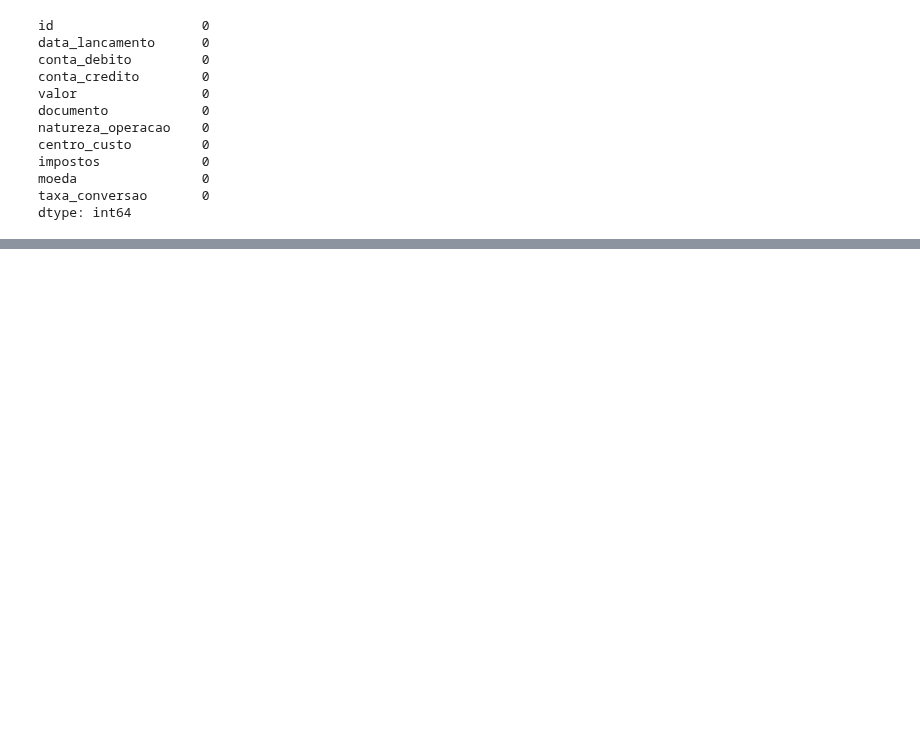
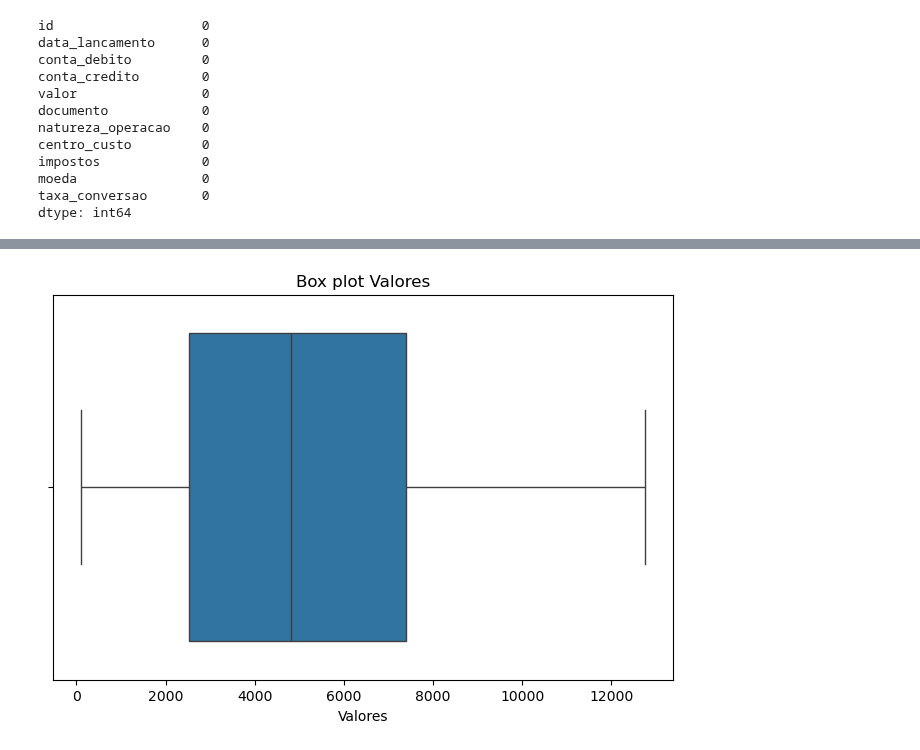
Before and after one commit to leojutsu/analise_de_dados, a Jupyter notebook: projeto4.ipynb, the cells around one changed output, grey strips where cells are left out. Cells and saved outputs as stored; diff of their text form; code cells hidden in the pictures; blank space fills up the shorter version.

```diff
--- a/projeto4.ipynb
+++ b/projeto4.ipynb
@@ -393,0 +405,26 @@ dtype: int64
+# %%
+# Tratamento de outliers na variável valor
+# Consideramos que a área responsável pelo DataFrame sinalizou que os outliers são ruídos e devem ser excluídos.
+
+# Calculando Q1 e Q3
+Q1 = df['valor'].quantile(0.25)
+Q3 = df['valor'].quantile(0.75)
+
+# Calculando IQR
+IQR = Q3 - Q1
+
+# Definindo limites para determinar outliers
+limite_inferior = Q1 - 1.5 * IQR
+limite_superior = Q3 + 1.5 * IQR
+
+# Filtrando os outliers
+df_filtro_1 = df[~((df['valor'] < limite_inferior) | (df['valor'] > limite_superior))]
+# %%
+# Boxplot dos valores de lançamento
+plt.figure(figsize=(8,5))
+sns.boxplot(x=df_filtro_1['valor'])
+plt.title('Box plot Valores')
+plt.xlabel('Valores')
+plt.show()
+# %% [output]
+[figure, added]
```
Also changed, not shown: parts of 5 cells of this notebook.
